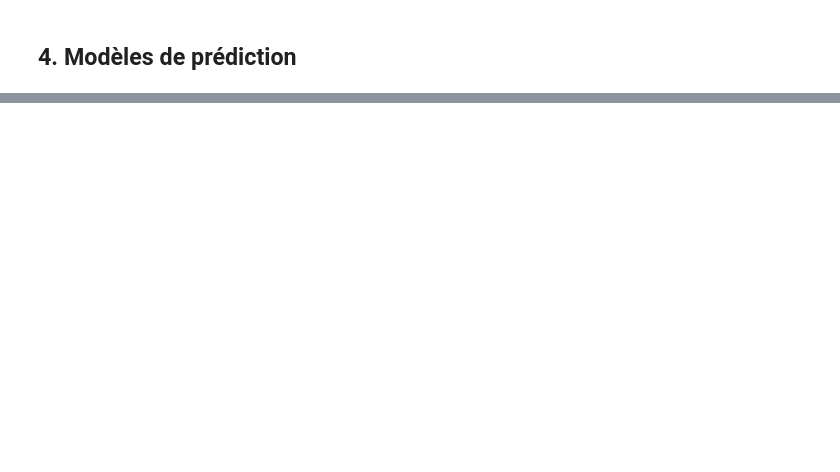
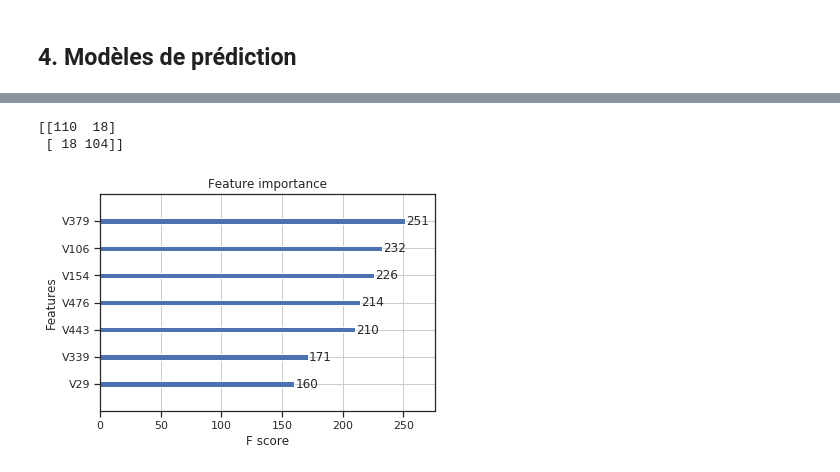
Before and after one commit to Malick-W/Projets, a Jupyter notebook: Statistique_en_grande_dimension/Notebook/WADE_Malick_Exercice_3_Challenge.ipynb, the cells around one changed output, grey strips where cells are left out. Saved outputs shown, nothing was run; the diff lists cells and outputs as text; code cells hidden in the pictures; blank space fills up the shorter version.

```diff
--- a/Statistique_en_grande_dimension/Notebook/WADE_Malick_Exercice_3_Challenge.ipynb
+++ b/Statistique_en_grande_dimension/Notebook/WADE_Malick_Exercice_3_Challenge.ipynb
@@ -665,3 +534,8 @@ On rejette H0: la variable V29 ne semble pas être Gaussien
 V476 :
 Statistics=0.970, p=0.000
 On rejette H0: la variable V476 ne semble pas être Gaussien
+# %%
+Selected_features = DT_Selected_features
+if len (DT_Selected_features) == 8:
+    Selected_features.remove("V29")
+print("Les variables finales selectionnées:",Selected_features)
@@ -669,0 +550,13 @@ On rejette H0: la variable V476 ne semble pas être Gaussien
+# %%
+X = Xtrainchallenge[Selected_features]
+X_train, X_test, y_train, y_test = train_test_split(X, y, test_size=0.25, random_state=124)
+# %%
+# on choisit de modifier le paramétre colsample_bytree, qui valait 0.75 sans doute à cause de la linéarité des deux variables
+myXGBoost = XGBClassifier(base_score=0.5, booster='gbtree', colsample_bylevel=1,
+              colsample_bynode=1, colsample_bytree=1, eta=0.01,
+              eval_metric='error', gamma=0, Lambda=1.0, learning_rate=0.05,
+              max_delta_step=0, max_depth=10, max_features=0.5,
+              min_child_weight=1, missing=None, n_estimators=200, n_jobs=1,
+              nthread=None, objective='binary:logistic', random_state=0,
+              reg_alpha=0, reg_lambda=1, scale_pos_weight=1, seed=None,
+              silent=None, subsample=0.6, verbosity=1)
@@ -669,0 +565,4 @@ On rejette H0: la variable V476 ne semble pas être Gaussien
+# %%
+eval_set = [(X_test, y_test)]
+
+myXGBoost.fit(X_train, y_train, early_stopping_rounds=25, eval_metric=Score_Malick, eval_set=eval_set, verbose=True)
@@ -669,0 +613,11 @@ On rejette H0: la variable V476 ne semble pas être Gaussien
+# %%
+print(confusion_matrix(y_test, y_myXGB))
+# %% [output]
+[[110  18]
+ [ 18 104]]
+# %%
+# plot feature importance
+xgboost.plot_importance(myXGBoost, max_num_features=10)
+plt.show()
+# %% [output]
+[figure, added]
```
Also changed, not shown: parts of 57 cells of this notebook, 2 other files.
